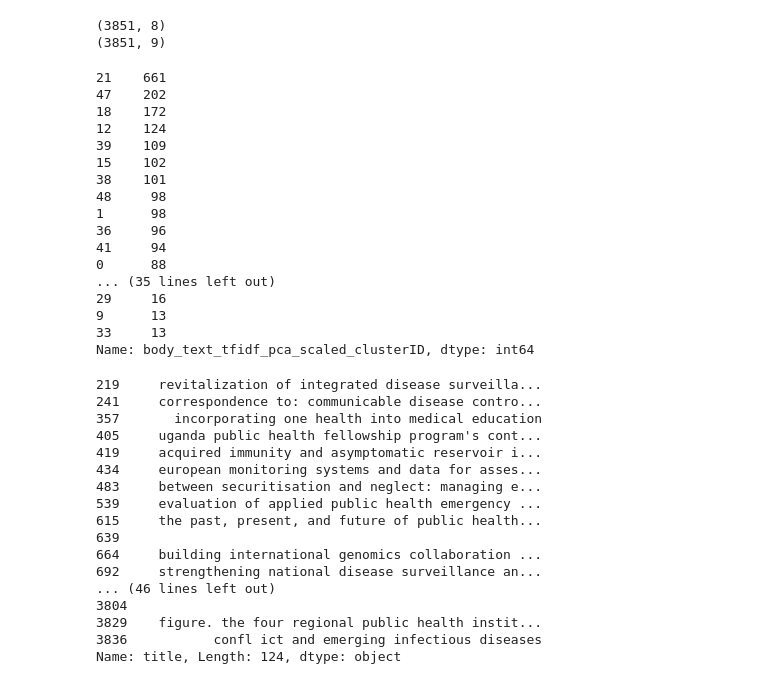
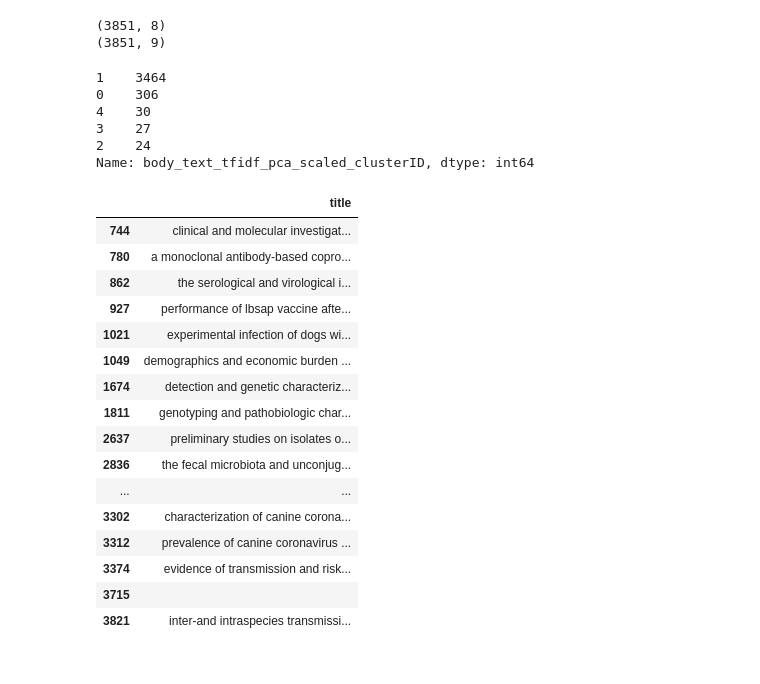
Before and after one commit to COVID-Break/npi-analysis, a Jupyter notebook: cluster.ipynb, the cells around one changed output. Saved outputs shown, nothing was run; the diff lists cells and outputs as text; code cells hidden in the pictures.

```diff
--- a/cluster.ipynb
+++ b/cluster.ipynb
@@ -55,10 +57,9 @@ class Preprocesser:
             'travel advisory',
             'travel warning',
             'isolation',
-            'qarentine',
+            'quarentine',
             'mass gathering cancellations',
             'school closures',
-            'facility closures',
             'facility closures',
             'evacuation',
             'relocation',
@@ -89,10 +90,10 @@ def display_wordcloud(text):
     plt.axis("off")
     plt.show()
 # %%
-def pca_apply(df, columns):
+def pca_apply(df, columns, n_comp):
     new_df = df.copy()
     for col in columns:
-        pca = PCA(n_components=50)
+        pca = PCA(n_components=n_comp)
         new_df[col+'_pca'] = list(pca.fit_transform(np.stack(df[col].to_numpy())))
     return new_df
 
@@ -121,48 +122,37 @@ prepr.remove_stopwords(['body_text', 'abstract'])
 # %%
 prepr.to_tfidf(['body_text', 'abstract'])
 # %%
-pca_df = pca_apply(prepr.df_full, ['abstract_tfidf','body_text_tfidf'])
+pca_df = pca_apply(prepr.df_full, ['abstract_tfidf','body_text_tfidf'], 50)
 # %%
 scaled_df = apply_scaler(pca_df,['abstract_tfidf_pca','body_text_tfidf_pca'])
 # %%
-clustered_df = cluster(scaled_df, ['abstract_tfidf_pca_scaled', 'body_text_tfidf_pca_scaled'], 50)
+clustered_df = cluster(scaled_df, ['abstract_tfidf_pca_scaled', 'body_text_tfidf_pca_scaled'], 5)
 # %%
 clustered_df.body_text_tfidf_pca_scaled_clusterID.value_counts()
 # %% [output]
-21    661
-47    202
-18    172
-12    124
-39    109
-15    102
-38    101
-48     98
-1      98
-36     96
-41     94
-0      88
-... (35 lines left out)
-29     16
-9      13
-33     13
+1    3464
+0    306
+4    30
+3    27
+2    24
 Name: body_text_tfidf_pca_scaled_clusterID, dtype: int64
 # %%
-clustered_df[clustered_df.body_text_tfidf_pca_scaled_clusterID == 12].title
+clustered_df[clustered_df.body_text_tfidf_pca_scaled_clusterID == 2][['title']]
 # %% [output]
-219     revitalization of integrated disease surveilla...
-241     correspondence to: communicable disease contro...
-357       incorporating one health into medical education
-405     uganda public health fellowship program's cont...
-419     acquired immunity and asymptomatic reservoir i...
-434     european monitoring systems and data for asses...
-483     between securitisation and neglect: managing e...
-539     evaluation of applied public health emergency ...
-615     the past, present, and future of public health...
-639
-664     building international genomics collaboration ...
-692     strengthening national disease surveillance an...
-... (46 lines left out)
-3804
-3829    figure. the four regional public health instit...
-3836           confl ict and emerging infectious diseases
-Name: title, Length: 124, dtype: object
+|  | title |
+| 744 | clinical and molecular investigat... |
+| 780 | a monoclonal antibody-based copro... |
+| 862 | the serological and virological i... |
+| 927 | performance of lbsap vaccine afte... |
+| 1021 | experimental infection of dogs wi... |
+| 1049 | demographics and economic burden ... |
+| 1674 | detection and genetic characteriz... |
+| 1811 | genotyping and pathobiologic char... |
+| 2637 | preliminary studies on isolates o... |
+| 2836 | the fecal microbiota and unconjug... |
+| ... | ... |
+| 3302 | characterization of canine corona... |
+| 3312 | prevalence of canine coronavirus ... |
+| 3374 | evidence of transmission and risk... |
+| 3715 |  |
+| 3821 | inter-and intraspecies transmissi... |
```
Also changed, not shown: parts of 2 cells of this notebook.
